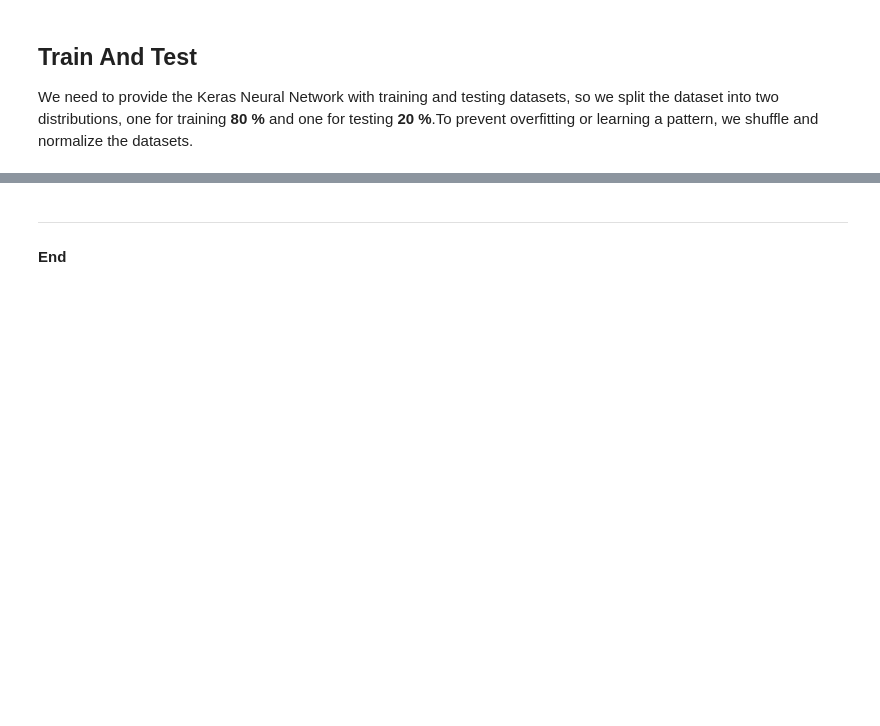
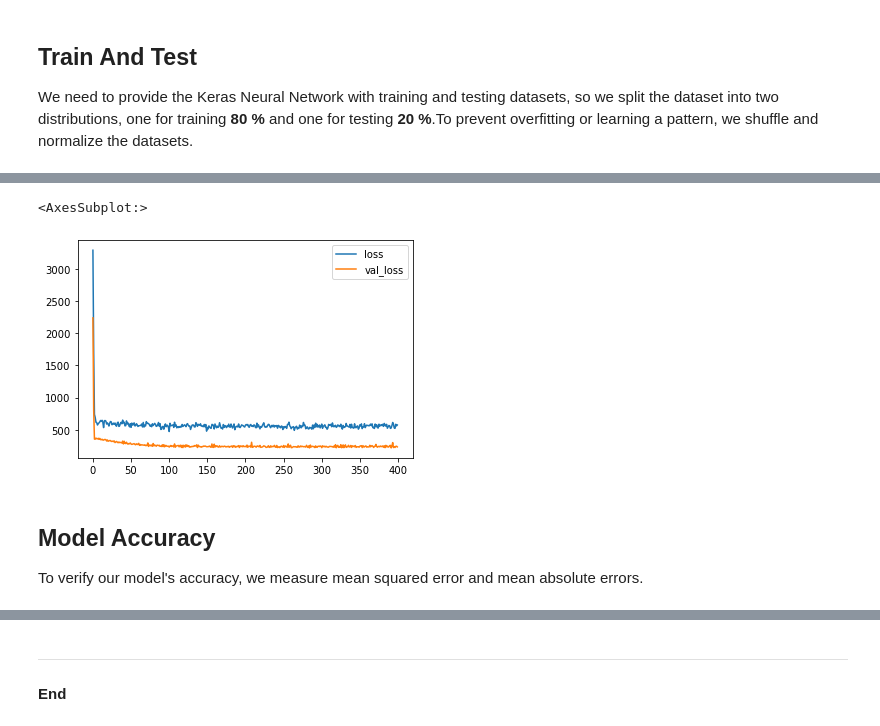
Before and after one commit to LuqmanFarooq/Emerging-Tech-Project-2020, a Jupyter notebook: train-model.ipynb, the cells around one changed output, grey strips where cells are left out. Cells and saved outputs as stored; diff of their text form; code cells hidden in the pictures; blank space fills up the shorter version.

Commit message:
Researched keras sequential model,layers,optimizers, then created and fitted a model of splitted dataset, visualized loss ,calculated accuracy of the model and saved to a h5 file for flask

```diff
--- a/train-model.ipynb
+++ b/train-model.ipynb
@@ -66,0 +102,19 @@ X_test, y_test = df['speed'][400:], df['power'][400:]
+# %%
+# Fitting  model to data.
+model = Sequential()
+
+model.add(Dense(128, activation='relu'))
+model.add(Dropout(0.25))
+
+model.add(Dense(256,activation='relu'))
+model.add(Dropout(0.5))
+
+model.add(Dense(1))
+
+model.compile(optimizer='adam', loss='mse')
+
+model.fit(x=X_train,y=y_train.values,
+          validation_data=(X_test,y_test.values),
+          batch_size=32,epochs=400)
+
+model.summary()
@@ -66,0 +143,10 @@ X_test, y_test = df['speed'][400:], df['power'][400:]
+# %%
+losses = pd.DataFrame(model.history.history)
+losses.plot()
+# %% [output]
+<AxesSubplot:>
+[figure, added]
+# %% [markdown]
+## Model Accuracy
+
+To verify our model's accuracy, we measure mean squared error and mean absolute errors.
```
Also changed, not shown: parts of 13 cells of this notebook, 2 other files.
